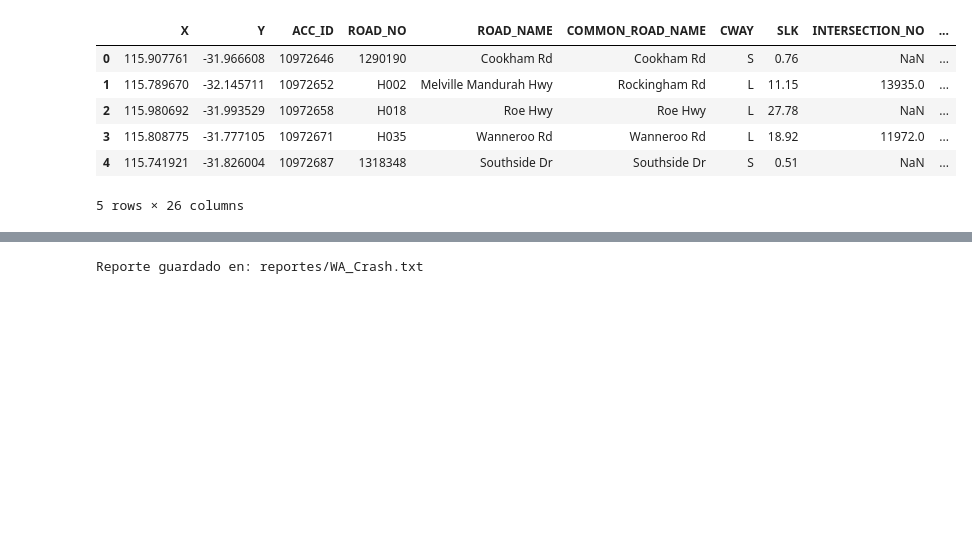
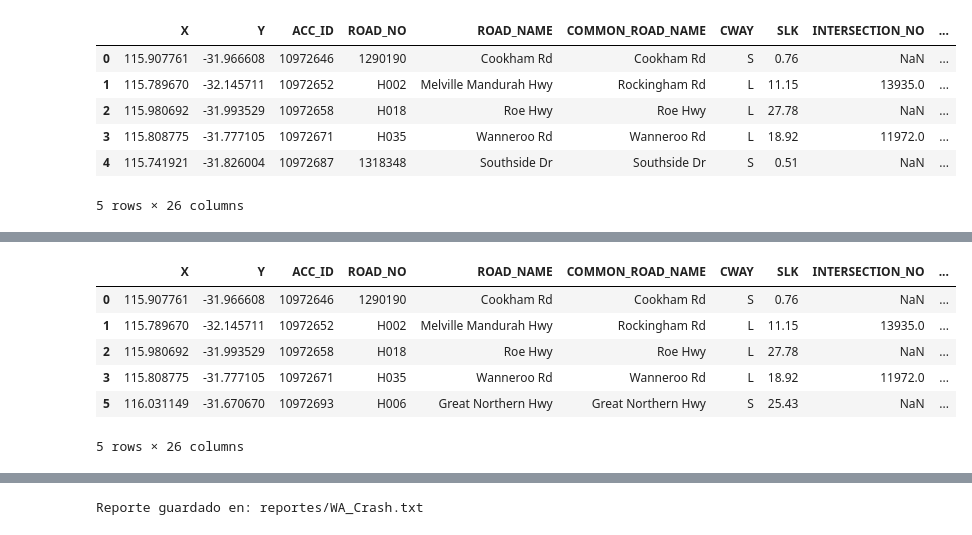
Before and after one commit to juanrenteria-ai/ML_2026_IUD, a Jupyter notebook: src/sincronicas/Semana_1SINC.ipynb, the cells around one changed output, grey strips where cells are left out. Saved outputs shown, nothing was run; the diff lists cells and outputs as text; code cells hidden in the pictures; blank space fills up the shorter version.

```diff
--- a/src/sincronicas/Semana_1SINC.ipynb
+++ b/src/sincronicas/Semana_1SINC.ipynb
@@ -31,0 +93,15 @@ df.head(5)
+# %%
+df_transformado = df.copy()
+
+dt_filtrado = df_transformado[df_transformado['EVENT_NATURE'] == 'Rear End']
+
+#print(dt_filtrado)
+dt_filtrado.head()
+# %% [output]
+|  | X | Y | ACC_ID | ROAD_NO | ROAD_NAME | COMMON_ROAD_NAME | CWAY | SLK | INTERSECTION_NO | ... |
+| 0 | 115.907761 | -31.966608 | 10972646 | 1290190 | Cookham Rd | Cookham Rd | S | 0.76 | NaN | ... |
+| 1 | 115.789670 | -32.145711 | 10972652 | H002 | Melville Mandurah Hwy | Rockingham Rd | L | 11.15 | 13935.0 | ... |
+| 2 | 115.980692 | -31.993529 | 10972658 | H018 | Roe Hwy | Roe Hwy | L | 27.78 | NaN | ... |
+| 3 | 115.808775 | -31.777105 | 10972671 | H035 | Wanneroo Rd | Wanneroo Rd | L | 18.92 | 11972.0 | ... |
+| 5 | 116.031149 | -31.670670 | 10972693 | H006 | Great Northern Hwy | Great Northern Hwy | S | 25.43 | NaN | ... |
+5 rows × 26 columns
```
Also changed, not shown: parts of 22 cells of this notebook, 2 other files.
